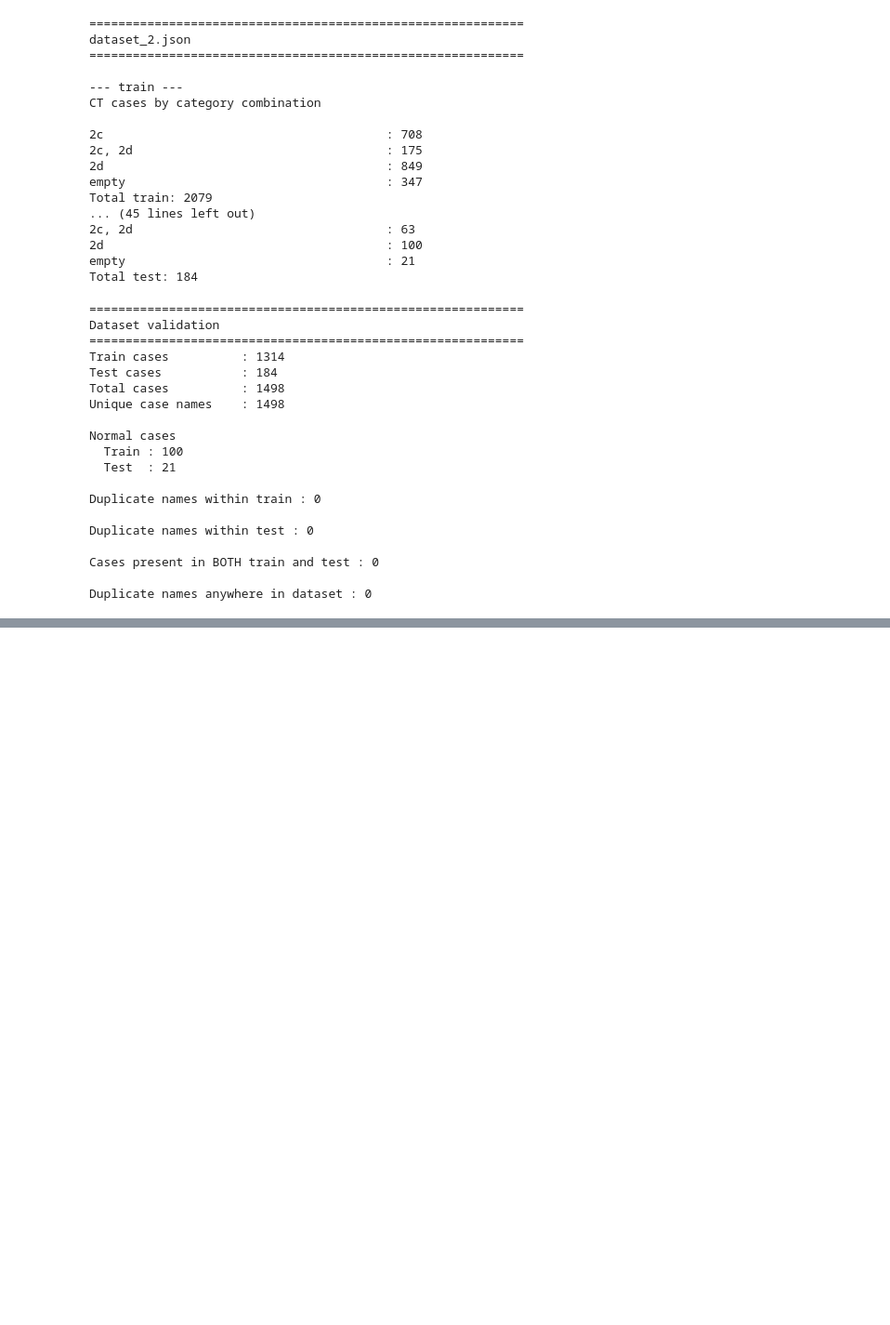
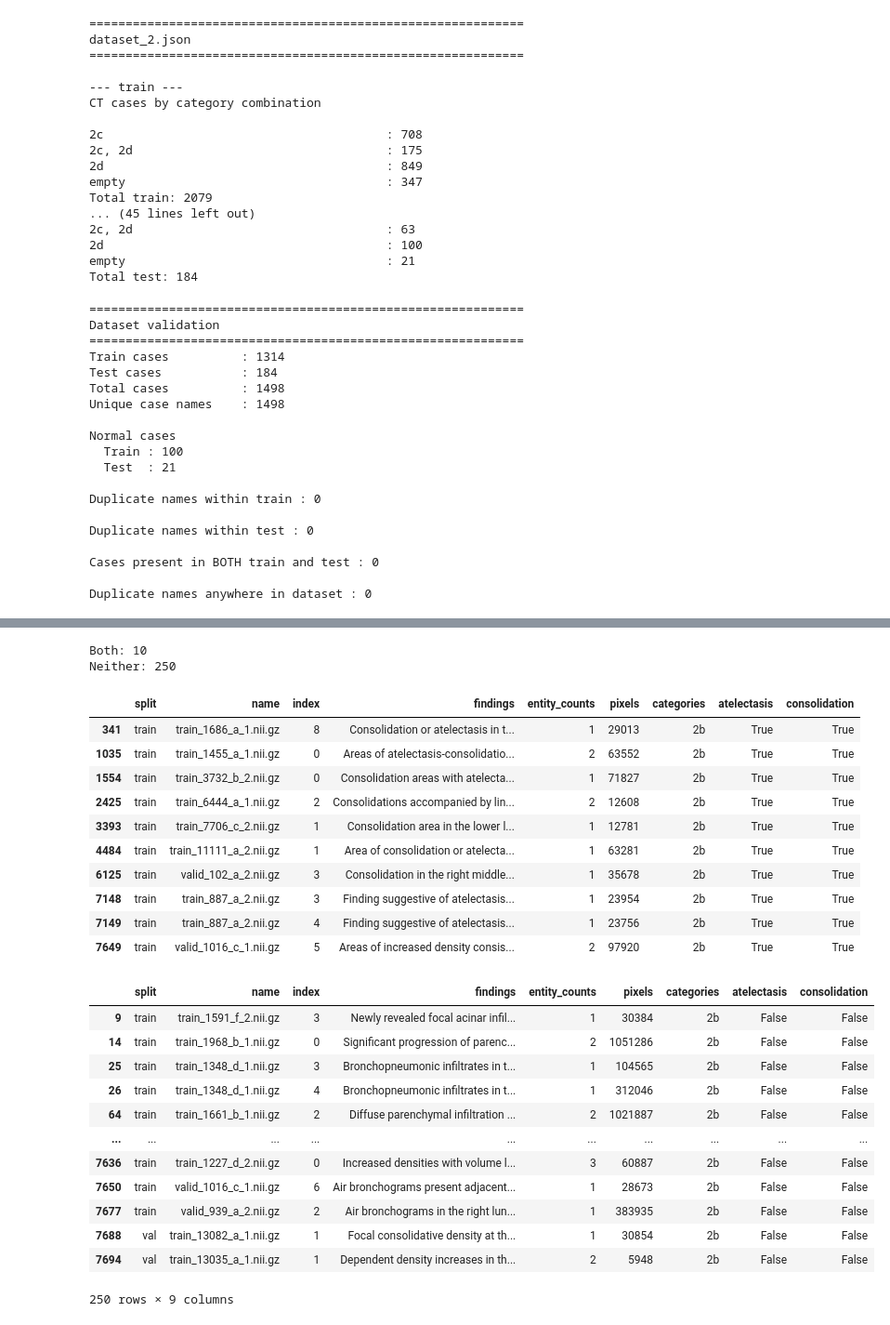
Before and after one commit to ckekula/fyp-3d-ct, a Jupyter notebook: eda/json.ipynb, the cells around one changed output, grey strips where cells are left out. Shown at 93% size. Drawn from its saved outputs; the diff is of its cells as text; code cells hidden in the pictures; blank space fills up the shorter version.

```diff
--- a/eda/json.ipynb
+++ b/eda/json.ipynb
@@ -1495,0 +1531,26 @@ Duplicate names anywhere in dataset : 0
+# %%
+df_2b = df[df["categories"] == "2b"].copy()
+
+df_2b["atelectasis"] = df_2b["findings"].str.contains(
+    r"\batelectasis\b|\batelectatic\b|\bfibroatelectatic\b", case=False, regex=True, na=False
+)
+
+df_2b["consolidation"] = df_2b["findings"].str.contains(
+    r"\bconsolidation(?:s)?\b|consolidative\b", case=False, regex=True, na=False
+)
+
+atelectasis_count = df_2b["atelectasis"].sum()
+consolidation_count = df_2b["consolidation"].sum()
+
+either_count = (df_2b["atelectasis"] | df_2b["consolidation"]).sum()
+both_count = (df_2b["atelectasis"] & df_2b["consolidation"]).sum()
+neither_count = (~(df_2b["atelectasis"] | df_2b["consolidation"])).sum()
+
+print(f"Total 2b findings: {len(df_2b)}")
+print(f"Containing atelectasis: {atelectasis_count}")
+print(f"Containing consolidation(s): {consolidation_count}")
+print(f"Containing either: {either_count}")
+print(f"Containing both: {both_count}")
+print(f"Containing neither: {neither_count}")
+
+df_2b[["name", "index", "atelectasis", "consolidation", "findings"]]
@@ -1495,0 +1577,43 @@ Duplicate names anywhere in dataset : 0
+# %%
+# Both atelectasis and consolidation
+df_2b_both = df_2b[
+    df_2b["atelectasis"] & df_2b["consolidation"]
+].copy()
+
+# Neither atelectasis nor consolidation
+df_2b_neither = df_2b[
+    ~(df_2b["atelectasis"] | df_2b["consolidation"])
+].copy()
+
+print(f"Both: {len(df_2b_both)}")
+print(f"Neither: {len(df_2b_neither)}")
+
+display(df_2b_both)
+display(df_2b_neither)
+# %% [output]
+Both: 10
+Neither: 250
+|  | split | name | index | findings | entity_counts | pixels | categories | atelectasis | consolidation |
+| 341 | train | train_1686_a_1.nii.gz | 8 | Consolidation or atelectasis in t... | 1 | 29013 | 2b | True | True |
+| 1035 | train | train_1455_a_1.nii.gz | 0 | Areas of atelectasis-consolidatio... | 2 | 63552 | 2b | True | True |
+| 1554 | train | train_3732_b_2.nii.gz | 0 | Consolidation areas with atelecta... | 1 | 71827 | 2b | True | True |
+| 2425 | train | train_6444_a_1.nii.gz | 2 | Consolidations accompanied by lin... | 2 | 12608 | 2b | True | True |
+| 3393 | train | train_7706_c_2.nii.gz | 1 | Consolidation area in the lower l... | 1 | 12781 | 2b | True | True |
+| 4484 | train | train_11111_a_2.nii.gz | 1 | Area of consolidation or atelecta... | 1 | 63281 | 2b | True | True |
+| 6125 | train | valid_102_a_2.nii.gz | 3 | Consolidation in the right middle... | 1 | 35678 | 2b | True | True |
+| 7148 | train | train_887_a_2.nii.gz | 3 | Finding suggestive of atelectasis... | 1 | 23954 | 2b | True | True |
+| 7149 | train | train_887_a_2.nii.gz | 4 | Finding suggestive of atelectasis... | 1 | 23756 | 2b | True | True |
+| 7649 | train | valid_1016_c_1.nii.gz | 5 | Areas of increased density consis... | 2 | 97920 | 2b | True | True |
+|  | split | name | index | findings | entity_counts | pixels | categories | atelectasis | consolidation |
+| 9 | train | train_1591_f_2.nii.gz | 3 | Newly revealed focal acinar infil... | 1 | 30384 | 2b | False | False |
+| 14 | train | train_1968_b_1.nii.gz | 0 | Significant progression of parenc... | 2 | 1051286 | 2b | False | False |
+| 25 | train | train_1348_d_1.nii.gz | 3 | Bronchopneumonic infiltrates in t... | 1 | 104565 | 2b | False | False |
+| 26 | train | train_1348_d_1.nii.gz | 4 | Bronchopneumonic infiltrates in t... | 1 | 312046 | 2b | False | False |
+| 64 | train | train_1661_b_1.nii.gz | 2 | Diffuse parenchymal infiltration ... | 2 | 1021887 | 2b | False | False |
+| ... | ... | ... | ... | ... | ... | ... | ... | ... | ... |
+| 7636 | train | train_1227_d_2.nii.gz | 0 | Increased densities with volume l... | 3 | 60887 | 2b | False | False |
+| 7650 | train | valid_1016_c_1.nii.gz | 6 | Air bronchograms present adjacent... | 1 | 28673 | 2b | False | False |
+| 7677 | train | valid_939_a_2.nii.gz | 2 | Air bronchograms in the right lun... | 1 | 383935 | 2b | False | False |
+| 7688 | val | train_13082_a_1.nii.gz | 1 | Focal consolidative density at th... | 1 | 30854 | 2b | False | False |
+| 7694 | val | train_13035_a_1.nii.gz | 1 | Dependent density increases in th... | 2 | 5948 | 2b | False | False |
+250 rows × 9 columns
```
Also changed, not shown: parts of 13 cells of this notebook, 21 other files.
